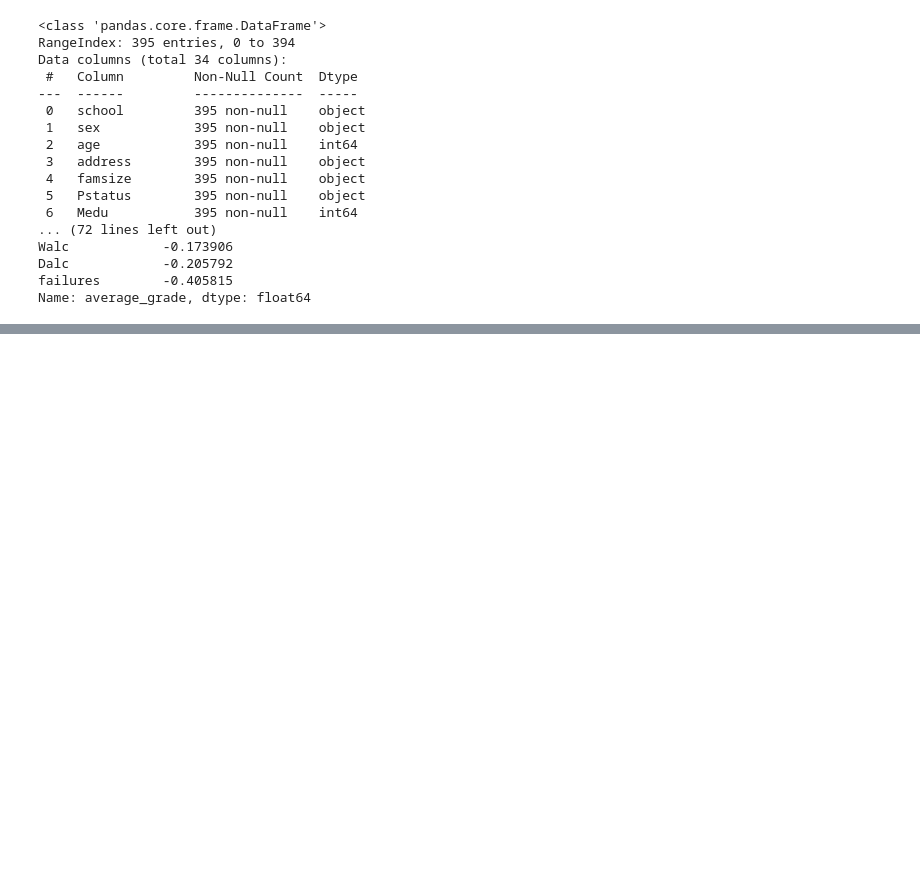
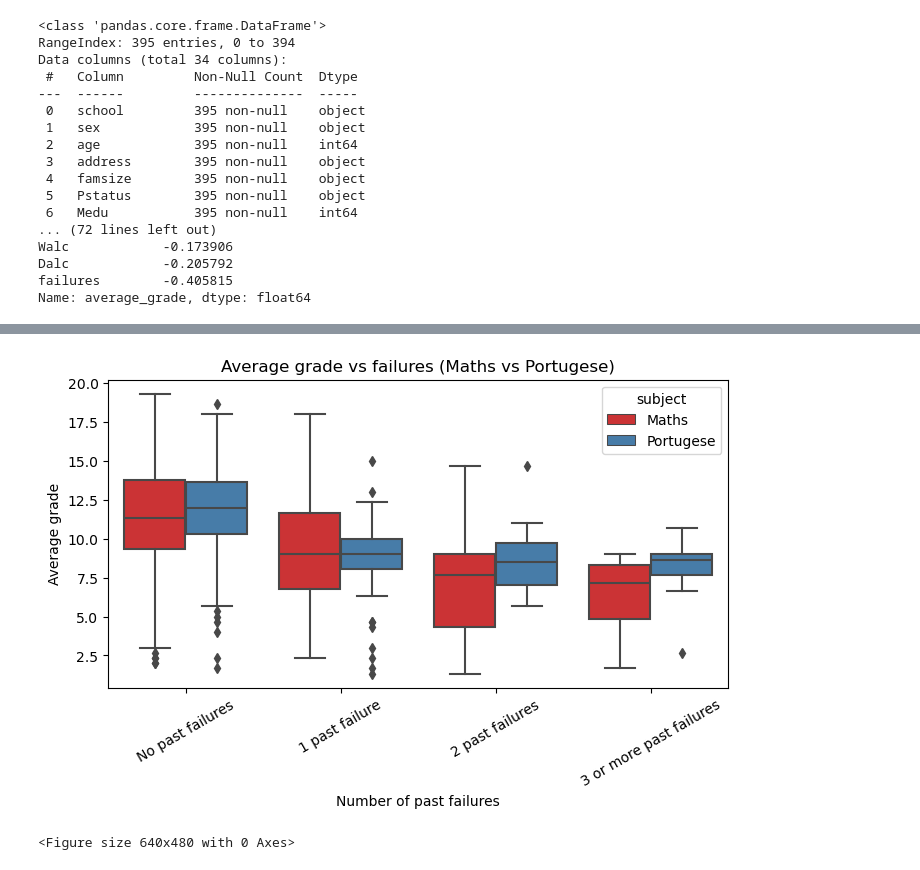
Before and after one commit to Reanna1211/Student-and-Education-Data, a Jupyter notebook: Student_and_Education_Data_Analysis.ipynb, the cells around one changed output, grey strips where cells are left out. Cells and saved outputs as stored; diff of their text form; code cells hidden in the pictures; blank space fills up the shorter version.

```diff
--- a/Student_and_Education_Data_Analysis.ipynb
+++ b/Student_and_Education_Data_Analysis.ipynb
@@ -363,0 +426,24 @@ Name: average_grade, dtype: float64
+# %%
+# Failures vs average grade
+
+plt.figure(figsize=(8, 4))
+sns.boxplot(x='failures', y='average_grade',  hue = 'subject', data=combined_data, palette = 'Set1')
+ax = plt.subplot()
+ax.set_xticklabels(['No past failures', '1 past failure', '2 past failures', '3 or more past failures'],  rotation=30)
+plt.xlabel('Number of past failures')
+plt.ylabel('Average grade')
+plt.title('Average grade vs failures (Maths vs Portugese)')
+plt.show()
+plt.clf()
+
+
+# Observations:
+# The median average grade is higher for students with no past failures, average grades are reduced the more past failures.
+# The spread of grades (IQR) is narrower for the portugese subject, suggesting Portuguese grades are more consistent within each study time category.
+# A few outliers are visible for each category, indicating exceptional cases of very high or very low grades.
+
+# Insights:
+# Suggesting that past failures may be a good indicator of what grades the student receives.
+# %% [output]
+[figure, added]
+<Figure size 640x480 with 0 Axes>
```
Also changed, not shown: parts of 11 cells of this notebook.
